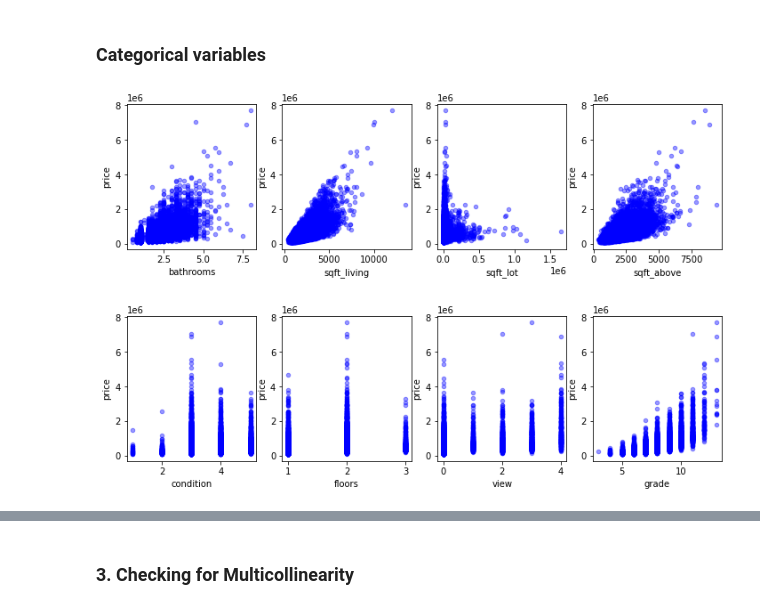
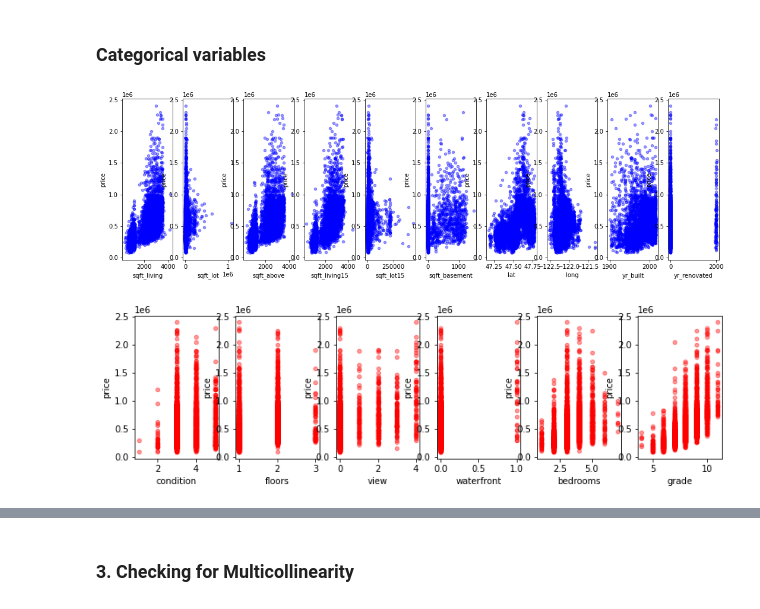
Before and after one commit to NicholusMagak/dsc-phase-2-project, a Jupyter notebook: student.ipynb, the cells around one changed output, grey strips where cells are left out. Cells and saved outputs as stored; diff of their text form; code cells hidden in the pictures.

```diff
--- a/student.ipynb
+++ b/student.ipynb
@@ -129,23 +129,30 @@ memory usage: 3.5+ MB
 # %%
 ## Changing data types accordingly
 # changing price column to int
-kc_housing_data['price'] = kc_housing_data['price'].astype('int')
+kc_housing_data['price'] = kc_housing_data['price'].astype(np.int64)
 
 ## changing floors column to int
-kc_housing_data['floors'] = kc_housing_data['floors'].astype('int')
+kc_housing_data['floors'] = kc_housing_data['floors'].astype(np.int64)
 
 ## changing waterfront column to int
-kc_housing_data['waterfront'] = kc_housing_data['waterfront'].astype('int')
+kc_housing_data['waterfront'] = kc_housing_data['waterfront'].astype(np.int64)
 
 ## changing year renovated to int
-kc_housing_data['yr_renovated'] = kc_housing_data['yr_renovated'].astype('int')
+kc_housing_data['yr_renovated'] = kc_housing_data['yr_renovated'].astype(np.int64)
 
 ## changing view to int
 kc_housing_data['view'] = kc_housing_data['view'].astype('int')
+
+kc_housing_data['sqft_basement'] = kc_housing_data['sqft_basement'].apply(lambda x: '0.0' if x == '?' else x)
+kc_housing_data['sqft_basement'] = kc_housing_data['sqft_basement'].astype('float')
+kc_housing_data['sqft_basement'] = kc_housing_data['sqft_basement'].astype(np.int64)
+
+kc_housing_data = kc_housing_data.replace(to_replace='None', value=np.nan)
+kc_housing_data = kc_housing_data.dropna(axis=0, how='any')
 # %%
 ## Drop irrelevant columns
 # 'date', 'sqft_living', 'sqft_lot', 'view', 'sqft_above', 'sqft_basement', 'zipcode', 'lat', 'long', 'sqft_living15', 'sqft_lot15'
-columns_to_drop = ['id', 'date', 'sqft_basement', 'zipcode', 'lat', 'long', 'sqft_living15', 'sqft_lot15', 'bedrooms', 'waterfront', 'yr_renovated', 'yr_built']
+columns_to_drop = ['date', 'zipcode', 'bathrooms', 'id']
 
 kc_manipulation_data = kc_housing_data.copy()
 kc_manipulation_data = kc_manipulation_data.drop(columns_to_drop, axis=1)
@@ -152,19 +223,21 @@ kc_manipulation_data = kc_manipulation_data.drop(columns_to_drop, axis=1)
 # %% [markdown]
 ### Categorical variables
 # %%
-fig, axes = plt.subplots(nrows=1, ncols=4, figsize=(12,3))
+# continuous variables
+fig, axes = plt.subplots(nrows=1, ncols=10, figsize=(18,5))
 
-for xcol, ax in zip([ 'bathrooms', 'sqft_living', 'sqft_lot', 'sqft_above'], axes):
+for xcol, ax in zip([ 'sqft_living', 'sqft_lot', 'sqft_above', 'sqft_living15', 'sqft_lot15', 'sqft_basement', 'lat', 'long', 'yr_built', 'yr_renovated'], axes):
     kc_manipulation_data.plot(kind='scatter', x=xcol, y='price', ax=ax, alpha=0.4, color='b')
 # %% [output]
-[figure, old version]
+[figure, new version]
 # %%
-fig, axes = plt.subplots(nrows=1, ncols=4, figsize=(12,3))
+# discrete variables
+fig, axes = plt.subplots(nrows=1, ncols=6, figsize=(12,3))
 
-for xcol, ax in zip([ 'condition', 'floors', 'view', 'grade'], axes):
-    kc_manipulation_data.plot(kind='scatter', x=xcol, y='price', ax=ax, alpha=0.4, color='b')
+for xcol, ax in zip([ 'condition', 'floors', 'view', 'waterfront', 'bedrooms', 'grade'], axes):
+    kc_manipulation_data.plot(kind='scatter', x=xcol, y='price', ax=ax, alpha=0.4, color='r')
 # %% [output]
-[figure, old version]
+[figure, new version]
 # %%
 # creating dummy variables
 condition_dummies = pd.get_dummies(kc_manipulation_data['condition'], prefix='cond', drop_first=True)
```
Also changed, not shown: parts of 21 cells of this notebook.
